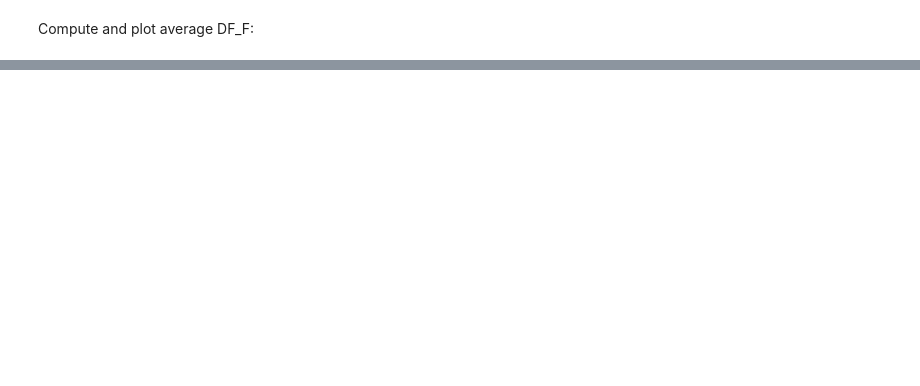
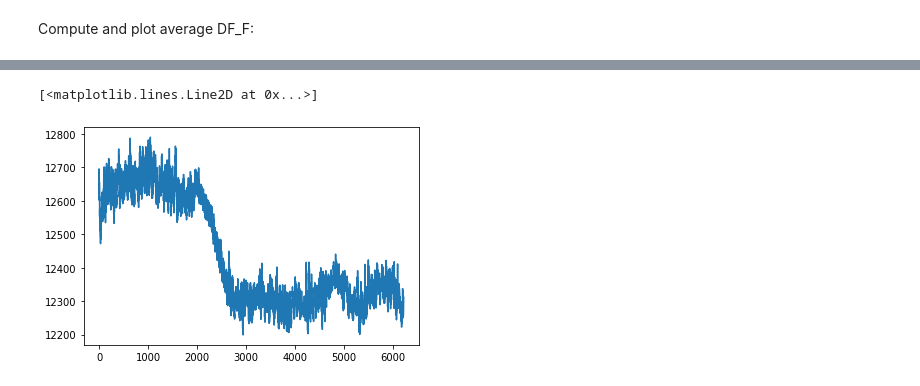
Before and after one commit to mattpanzeri/sensory_mapping, a Jupyter notebook: Scripts/compute_dff.ipynb, the cells around one changed output, grey strips where cells are left out. Cells and saved outputs as stored; diff of their text form; code cells hidden in the pictures; blank space fills up the shorter version.

```diff
--- a/Scripts/compute_dff.ipynb
+++ b/Scripts/compute_dff.ipynb
@@ -138,0 +159,5 @@ plt.imshow(img_avg_stim>p)
+# %%
+plt.plot(np.mean(img_stack, axis=(1,2)))
+# %% [output]
+[<matplotlib.lines.Line2D at 0x...>]
+[figure, added]
```
Also changed, not shown: parts of 6 cells of this notebook.
